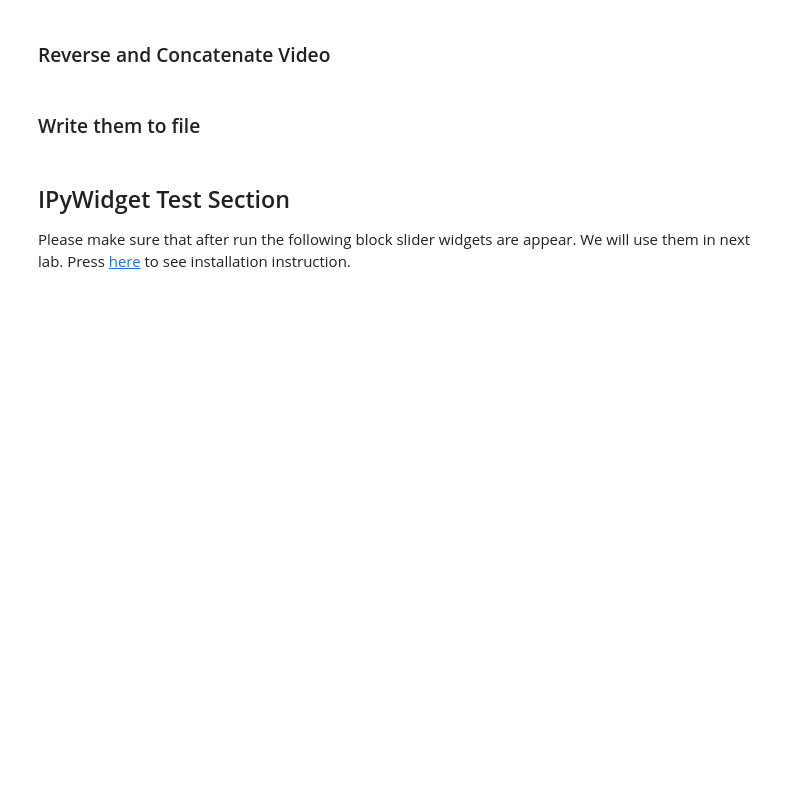
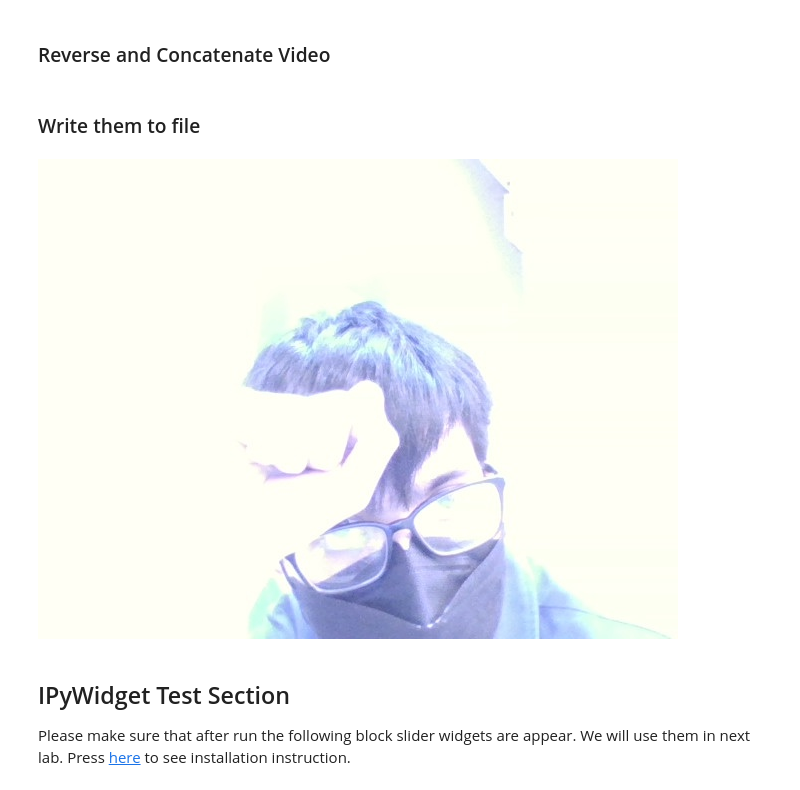
Before and after one commit to PoraRee/chulacv2022, a Jupyter notebook: Lab 1 - Introduction.ipynb, the cells around one changed output. Cells and saved outputs as stored; diff of their text form; code cells hidden in the pictures; blank space fills up the shorter version.

```diff
--- a/Lab 1 - Introduction.ipynb
+++ b/Lab 1 - Introduction.ipynb
@@ -159,7 +179,8 @@ YouTubeVideo(id="OdxmjlqghtU",width=600,height=300)
 ### Retrieve video from webcam and store in somewhere
 # %%
 ### FILL HERE ###
-???
+
+videoFrames = np.empty((0, inputHeight, inputWidth, 3), "uint8")
 #################
 # Wait 2 second before start
 import time
@@ -176,7 +197,10 @@ try:
 
             ### Do something with videoFrame Here ###
             ### FILL HERE ###
-            ???
+
+            # Write frame to outputStream
+            outputStream.write(videoFrame)
+            videoFrames = np.append(videoFrames, np.expand_dims(videoFrame, axis=0), axis=0)
             #################
 
             # Encode image as jpg numpy array
@@ -190,4 +214,5 @@ try:
             break
 except KeyboardInterrupt:
     print ("Stream stopped")
+
 inputStream.release()
@@ -195,28 +222,30 @@ inputStream.release()
 ### Reverse and Concatenate Video
 # %%
 ### TODO ###
-videoFramesReverse ?
-boomerageFrames = ?
+videoFramesReverse = videoFrames[::-1]
+boomerageFrames = np.concatenate((videoFrames, videoFramesReverse), axis=0)
 # %% [markdown]
 ### Write them to file
 # %%
 ### TODO ###
 inputWidth, inputHeight = videoFrames[0].shape[1], videoFrames[0].shape[0]
 print(inputWidth,inputHeight)
 
 outputStream = cv2.VideoWriter('outputBoomerang.mp4',
                                cv2.VideoWriter_fourcc('x', '2', '6', '4'),
                                25, (inputWidth, inputHeight))
 for frame in boomerageFrames:
         # Write frame to outputStream
         outputStream.write(frame)
         # Encode image as jpg numpy array
-        _, buffer = cv2.imencode(".jpg", videoFrame)
+        _, buffer = cv2.imencode(".jpg", frame)
         # Draw result
         IPython.display.display(IPython.display.Image(data=buffer))
         # Discard old output
         clear_output(wait=True)
 outputStream.release()
+# %% [output]
+[figure, added]
 # %% [markdown]
 ## IPyWidget Test Section
 Please make sure that after run the following block slider widgets are appear. We will use them in next lab. Press <a href="https://ipywidgets.readthedocs.io/en/stable/user_install.html">here</a> to see installation instruction.
```
Also changed, not shown: parts of 12 cells of this notebook.
